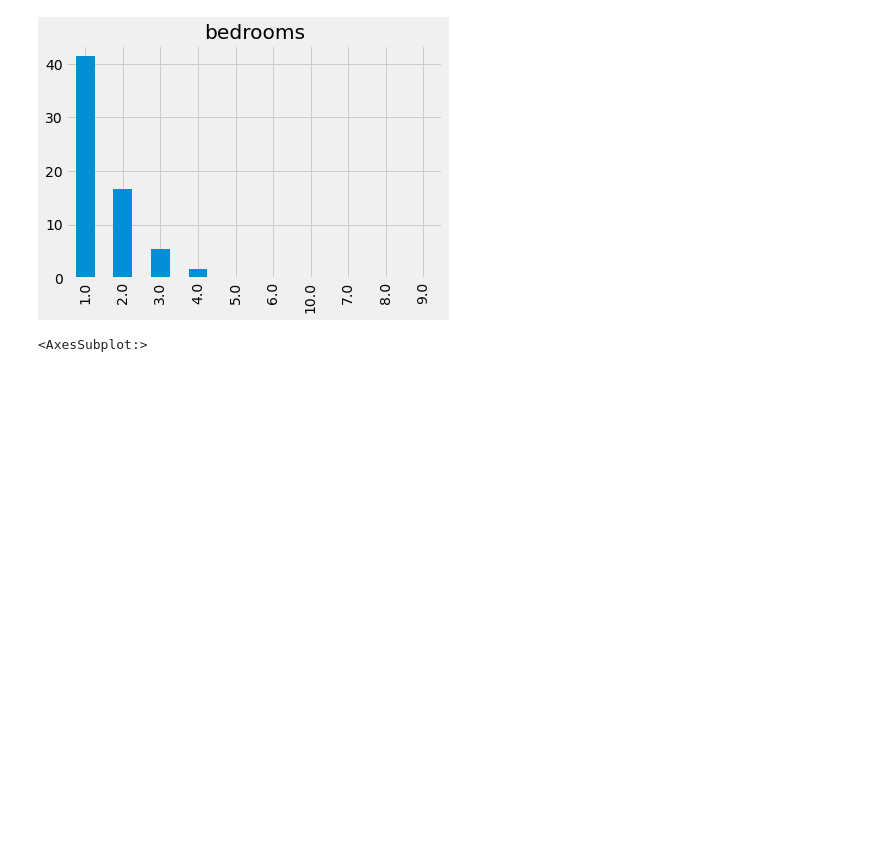
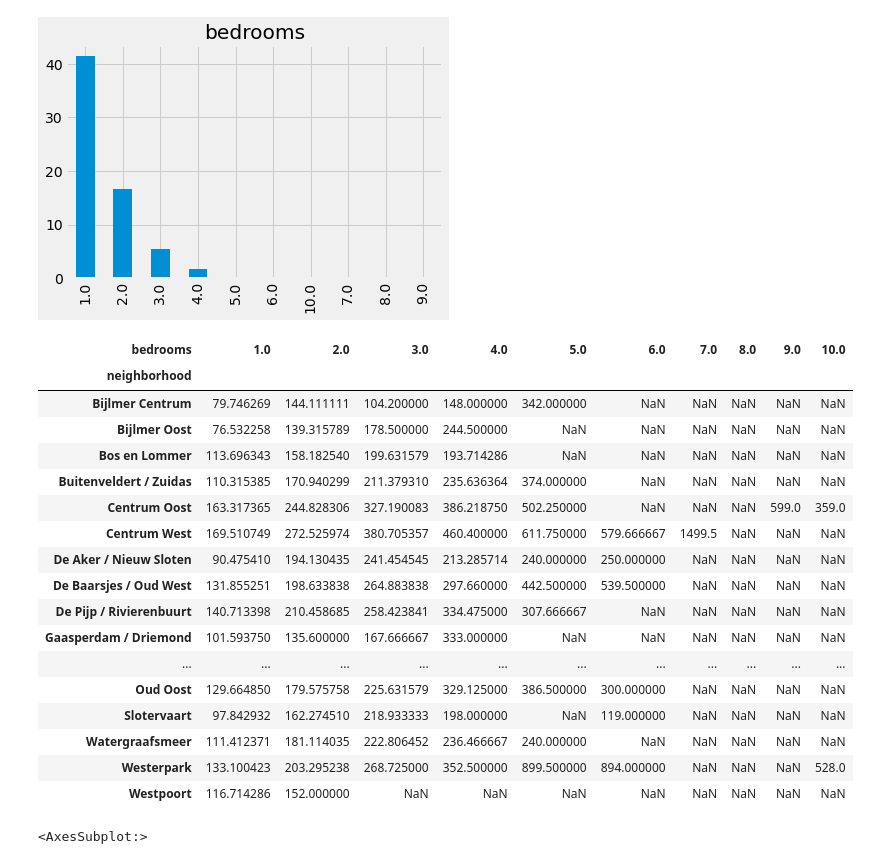
Before and after one commit to odubajo/data-analysis-with-pandas-projects, a Jupyter notebook: air bnb/airbnb amsterdam housing analysis.ipynb, the cells around one changed output. Cells and saved outputs as stored; diff of their text form; code cells hidden in the pictures; blank space fills up the shorter version.

```diff
--- a/air bnb/airbnb amsterdam housing analysis.ipynb
+++ b/air bnb/airbnb amsterdam housing analysis.ipynb
@@ -294,3 +318,25 @@ data2=data.drop(['room_id','host_id'],axis=1,inplace=True)
+# %%
+neighborhood_d=pd.pivot_table(data,index='neighborhood',columns='bedrooms',values='price')
+neighborhood_d
+# %% [output]
+| bedrooms | 1.0 | 2.0 | 3.0 | 4.0 | 5.0 | 6.0 | 7.0 | 8.0 | 9.0 | 10.0 |
+| neighborhood |  |  |  |  |  |  |  |  |  |  |
+| Bijlmer Centrum | 79.746269 | 144.111111 | 104.200000 | 148.000000 | 342.000000 | NaN | NaN | NaN | NaN | NaN |
+| Bijlmer Oost | 76.532258 | 139.315789 | 178.500000 | 244.500000 | NaN | NaN | NaN | NaN | NaN | NaN |
+| Bos en Lommer | 113.696343 | 158.182540 | 199.631579 | 193.714286 | NaN | NaN | NaN | NaN | NaN | NaN |
+| Buitenveldert / Zuidas | 110.315385 | 170.940299 | 211.379310 | 235.636364 | 374.000000 | NaN | NaN | NaN | NaN | NaN |
+| Centrum Oost | 163.317365 | 244.828306 | 327.190083 | 386.218750 | 502.250000 | NaN | NaN | NaN | 599.0 | 359.0 |
+| Centrum West | 169.510749 | 272.525974 | 380.705357 | 460.400000 | 611.750000 | 579.666667 | 1499.5 | NaN | NaN | NaN |
+| De Aker / Nieuw Sloten | 90.475410 | 194.130435 | 241.454545 | 213.285714 | 240.000000 | 250.000000 | NaN | NaN | NaN | NaN |
+| De Baarsjes / Oud West | 131.855251 | 198.633838 | 264.883838 | 297.660000 | 442.500000 | 539.500000 | NaN | NaN | NaN | NaN |
+| De Pijp / Rivierenbuurt | 140.713398 | 210.458685 | 258.423841 | 334.475000 | 307.666667 | NaN | NaN | NaN | NaN | NaN |
+| Gaasperdam / Driemond | 101.593750 | 135.600000 | 167.666667 | 333.000000 | NaN | NaN | NaN | NaN | NaN | NaN |
+| ... | ... | ... | ... | ... | ... | ... | ... | ... | ... | ... |
+| Oud Oost | 129.664850 | 179.575758 | 225.631579 | 329.125000 | 386.500000 | 300.000000 | NaN | NaN | NaN | NaN |
+| Slotervaart | 97.842932 | 162.274510 | 218.933333 | 198.000000 | NaN | 119.000000 | NaN | NaN | NaN | NaN |
+| Watergraafsmeer | 111.412371 | 181.114035 | 222.806452 | 236.466667 | 240.000000 | NaN | NaN | NaN | NaN | NaN |
+| Westerpark | 133.100423 | 203.295238 | 268.725000 | 352.500000 | 899.500000 | 894.000000 | NaN | NaN | NaN | 528.0 |
+| Westpoort | 116.714286 | 152.000000 | NaN | NaN | NaN | NaN | NaN | NaN | NaN | NaN |
 # %%
 #checking for any possible correlation in thhe data
 # %%
```
Also changed, not shown: parts of 3 cells of this notebook.
